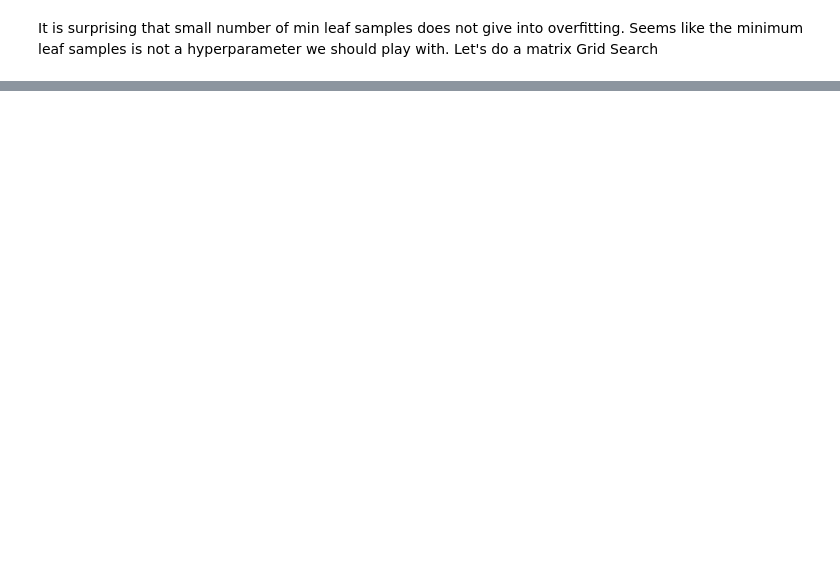
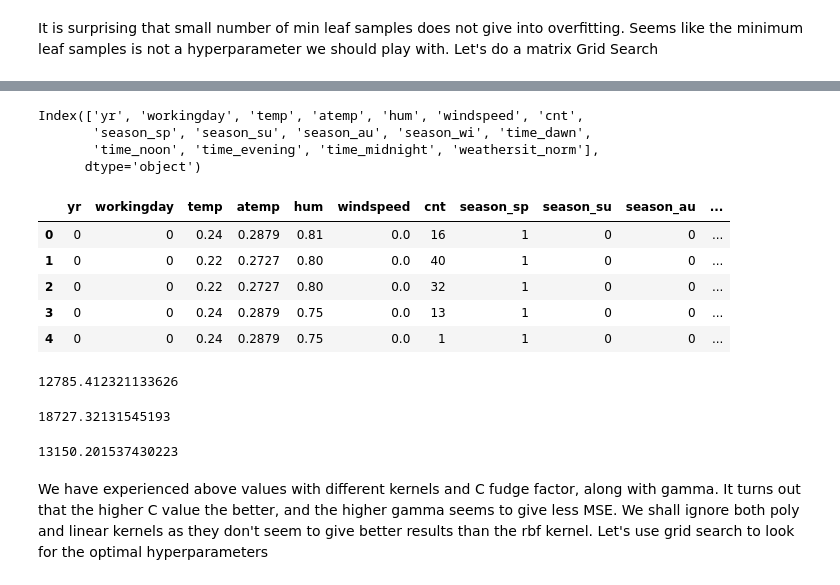
Before and after one commit to vta92/DS_projects, a Jupyter notebook: bike_rental_project/bike_rental_project.ipynb, the cells around one changed output, grey strips where cells are left out. Saved outputs shown, nothing was run; the diff lists cells and outputs as text; code cells hidden in the pictures; blank space fills up the shorter version.

```diff
--- a/bike_rental_project/bike_rental_project.ipynb
+++ b/bike_rental_project/bike_rental_project.ipynb
@@ -300,0 +418,27 @@ machine learning is especially good for optimization but it's not a perfect way
+# %%
+from sklearn.preprocessing import MinMaxScaler
+scaler = MinMaxScaler(feature_range=(0,1))
+target = bike_rentals_norm["cnt"]
+
+temp = scaler.fit_transform(bike_rentals_norm[["weathersit"]])
+temp = temp.flatten()
+bike_rentals_norm["weathersit_norm"] = temp
+bike_rentals_norm["weathersit_norm"].value_counts()
+bike_rentals_norm.drop("weathersit",axis=1, inplace=True)
+print(bike_rentals_norm.columns)
+# %% [output]
+Index(['yr', 'workingday', 'temp', 'atemp', 'hum', 'windspeed', 'cnt',
+       'season_sp', 'season_su', 'season_au', 'season_wi', 'time_dawn',
+       'time_noon', 'time_evening', 'time_midnight', 'weathersit_norm'],
+      dtype='object')
+# %%
+features = bike_rentals_norm.columns.tolist()
+features.remove("cnt")
+bike_rentals_norm.head()
+# %% [output]
+|  | yr | workingday | temp | atemp | hum | windspeed | cnt | season_sp | season_su | season_au | ... |
+| 0 | 0 | 0 | 0.24 | 0.2879 | 0.81 | 0.0 | 16 | 1 | 0 | 0 | ... |
+| 1 | 0 | 0 | 0.22 | 0.2727 | 0.80 | 0.0 | 40 | 1 | 0 | 0 | ... |
+| 2 | 0 | 0 | 0.22 | 0.2727 | 0.80 | 0.0 | 32 | 1 | 0 | 0 | ... |
+| 3 | 0 | 0 | 0.24 | 0.2879 | 0.75 | 0.0 | 13 | 1 | 0 | 0 | ... |
+| 4 | 0 | 0 | 0.24 | 0.2879 | 0.75 | 0.0 | 1 | 1 | 0 | 0 | ... |
@@ -300,0 +456,23 @@ machine learning is especially good for optimization but it's not a perfect way
+# %%
+def SVR_model (train_norm, test_norm, features, target,kern):
+    svr_rbf = SVR(kernel=kern,C=1e3,gamma=0.5)
+    pred = svr_rbf.fit(train_norm[features],train_norm[target]).predict(test_norm[features])
+    mse = np.mean((test_norm[target] - pred)**2)
+    return mse
+
+rbf_mse = SVR_model(train_norm,test_norm,features,"cnt","rbf")
+rbf_mse
+# %% [output]
+12785.412321133626
+# %%
+linear_mse = SVR_model(train_norm,test_norm,features,"cnt","linear")
+linear_mse
+# %% [output]
+18727.32131545193
+# %%
+poly_mse = SVR_model(train_norm,test_norm,features,"cnt","poly")
+poly_mse
+# %% [output]
+13150.201537430223
+# %% [markdown]
+We have experienced above values with different kernels and C fudge factor, along with gamma. It turns out that the higher C value the better, and the higher gamma seems to give less MSE. We shall ignore both poly and linear kernels as they don't seem to give better results than the rbf kernel. Let's use grid search to look for the optimal hyperparameters
```
Also changed, not shown: parts of 31 cells of this notebook.
